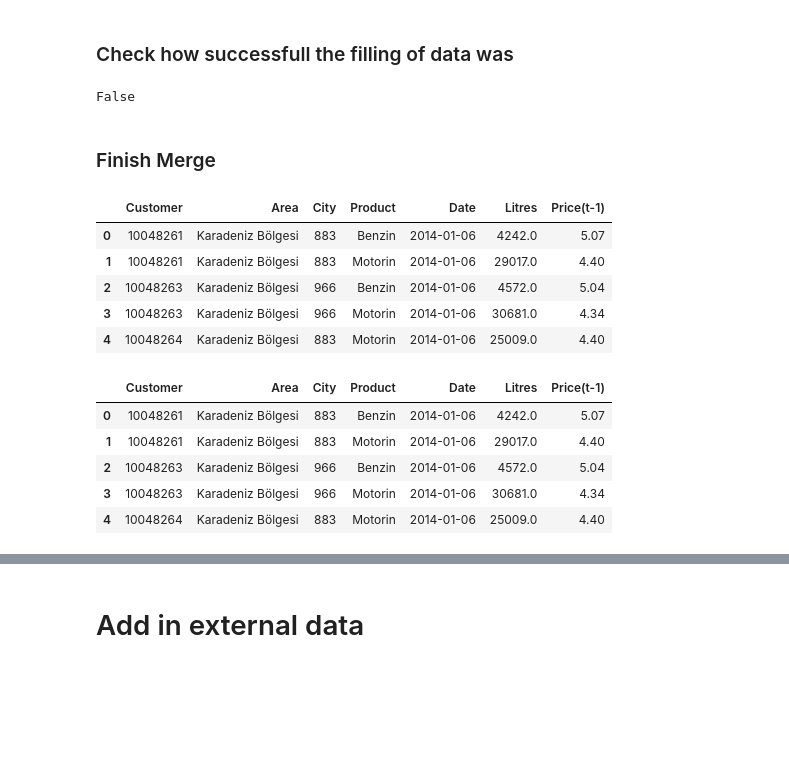
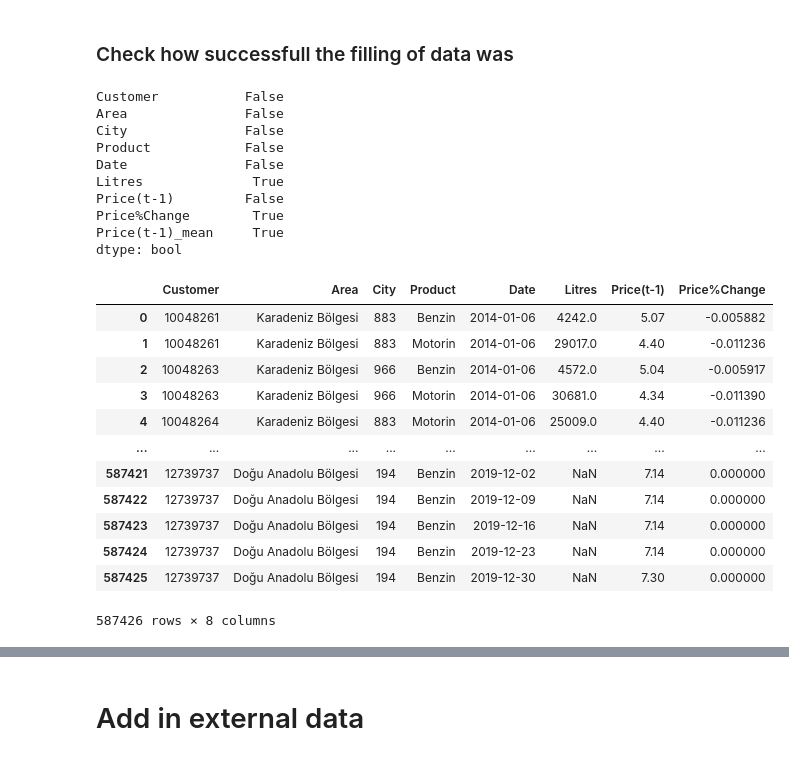
Before and after one commit to feyzijan/ShellDatathon, a Jupyter notebook: DataPrepMergingFeatures_2.ipynb, the cells around one changed output, grey strips where cells are left out. Cells and saved outputs as stored; diff of their text form; code cells hidden in the pictures; blank space fills up the shorter version.

```diff
--- a/DataPrepMergingFeatures_2.ipynb
+++ b/DataPrepMergingFeatures_2.ipynb
@@ -80,6 +110,17 @@ df_train = df_t.copy()
+# %%
+if fill_missing_weeks == True:
+    idx = pd.date_range('2014-01-06', '2018-12-24',freq='W-MON')
+    dates = (
+        df_train.groupby(["Customer", "Product","City","Area"])["Date"]
+        .apply(lambda s: pd.date_range('2014-01-06', '2018-12-24',freq='W-MON'))
+        .explode()
+        .reset_index()
+    )
+    df_train = df_train.merge(dates,how="outer").fillna(0)
 # %% [markdown]
 ### Get Test Dataset
 # %%
-df_test = pd.read_csv("test.csv")
+df_test = pd.read_csv(r"OriginalData\test.csv")
 df_test["Date"] = pd.to_datetime(df_test['Week Start Date'])
 df_test.drop(labels=["index","Date"],axis=1,inplace=True)
+df_test.columns = ["Customer", "Area", "City","Product","Date"]
@@ -96,4 +135,5 @@ df_test.head()
 | 4 | 10048261 | Karadeniz Bölgesi | 883 | Motorin | 2019-02-04 |
 # %%
 df = pd.concat([df_train,df_test])
+df.reset_index(inplace=True,drop=True)
 df["Date"] = pd.to_datetime(df['Date'])
@@ -231,32 +268,38 @@ df_temp.loc[(df_temp["Date"] == "2015-03-09") & (df_temp["Product"] == "Motorin"
 # %% [markdown]
 ### Check how successfull the filling of data was
 # %%
-df_temp['Price(t-1)'].isna().any()
+df_temp.isna().any()
 # %% [output]
-False
+Customer           False
+Area               False
+City               False
+Product            False
+Date               False
+Litres              True
+Price(t-1)         False
+Price%Change        True
+Price(t-1)_mean     True
+dtype: bool
-# %% [markdown]
-### Finish Merge
 # %%
-# Reassign to df_train
 df = df_temp.copy()
 df.drop(labels="Price(t-1)_mean",axis=1,inplace=True)
-df.head()
+df["Price%Change"] = df["Price%Change"].fillna(0)
-# %% [output]
-|  | Customer | Area | City | Product | Date | Litres | Price(t-1) |
-| 0 | 10048261 | Karadeniz Bölgesi | 883 | Benzin | 2014-01-06 | 4242.0 | 5.07 |
-| 1 | 10048261 | Karadeniz Bölgesi | 883 | Motorin | 2014-01-06 | 29017.0 | 4.40 |
-| 2 | 10048263 | Karadeniz Bölgesi | 966 | Benzin | 2014-01-06 | 4572.0 | 5.04 |
-| 3 | 10048263 | Karadeniz Bölgesi | 966 | Motorin | 2014-01-06 | 30681.0 | 4.34 |
-| 4 | 10048264 | Karadeniz Bölgesi | 883 | Motorin | 2014-01-06 | 25009.0 | 4.40 |
 # %%
-df.head()
+df
 # %% [output]
-|  | Customer | Area | City | Product | Date | Litres | Price(t-1) |
-| 0 | 10048261 | Karadeniz Bölgesi | 883 | Benzin | 2014-01-06 | 4242.0 | 5.07 |
-| 1 | 10048261 | Karadeniz Bölgesi | 883 | Motorin | 2014-01-06 | 29017.0 | 4.40 |
-| 2 | 10048263 | Karadeniz Bölgesi | 966 | Benzin | 2014-01-06 | 4572.0 | 5.04 |
-| 3 | 10048263 | Karadeniz Bölgesi | 966 | Motorin | 2014-01-06 | 30681.0 | 4.34 |
-| 4 | 10048264 | Karadeniz Bölgesi | 883 | Motorin | 2014-01-06 | 25009.0 | 4.40 |
+|  | Customer | Area | City | Product | Date | Litres | Price(t-1) | Price%Change |
+| 0 | 10048261 | Karadeniz Bölgesi | 883 | Benzin | 2014-01-06 | 4242.0 | 5.07 | -0.005882 |
+| 1 | 10048261 | Karadeniz Bölgesi | 883 | Motorin | 2014-01-06 | 29017.0 | 4.40 | -0.011236 |
+| 2 | 10048263 | Karadeniz Bölgesi | 966 | Benzin | 2014-01-06 | 4572.0 | 5.04 | -0.005917 |
+| 3 | 10048263 | Karadeniz Bölgesi | 966 | Motorin | 2014-01-06 | 30681.0 | 4.34 | -0.011390 |
+| 4 | 10048264 | Karadeniz Bölgesi | 883 | Motorin | 2014-01-06 | 25009.0 | 4.40 | -0.011236 |
+| ... | ... | ... | ... | ... | ... | ... | ... | ... |
+| 587421 | 12739737 | Doğu Anadolu Bölgesi | 194 | Benzin | 2019-12-02 | NaN | 7.14 | 0.000000 |
+| 587422 | 12739737 | Doğu Anadolu Bölgesi | 194 | Benzin | 2019-12-09 | NaN | 7.14 | 0.000000 |
+| 587423 | 12739737 | Doğu Anadolu Bölgesi | 194 | Benzin | 2019-12-16 | NaN | 7.14 | 0.000000 |
+| 587424 | 12739737 | Doğu Anadolu Bölgesi | 194 | Benzin | 2019-12-23 | NaN | 7.14 | 0.000000 |
+| 587425 | 12739737 | Doğu Anadolu Bölgesi | 194 | Benzin | 2019-12-30 | NaN | 7.30 | 0.000000 |
+587426 rows × 8 columns
 # %%
 df.isna().any()
 # we expect litres to be nan for 2019 data
```
Also changed, not shown: parts of 52 cells of this notebook, 19 other files.
